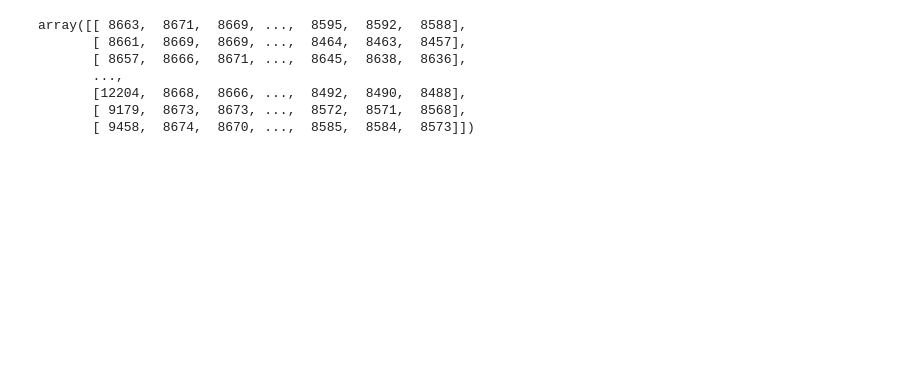
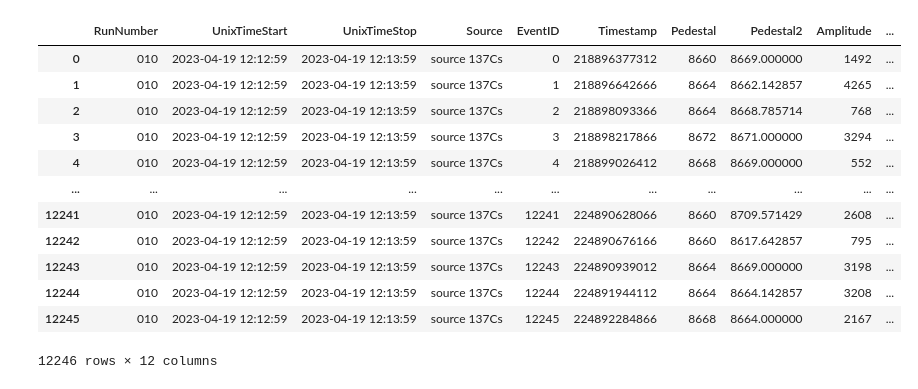
Before and after one commit to tuankhaibui/CosmozReader, a Jupyter notebook: check_cz.ipynb, the cells around one changed output. Saved outputs shown, nothing was run; the diff lists cells and outputs as text; code cells hidden in the pictures; blank space fills up the shorter version.

```diff
--- a/check_cz.ipynb
+++ b/check_cz.ipynb
@@ -25,10 +58,0 @@ loaded 1000/1831 events [54.61% in run#009]
-# %%
-WF
-# %% [output]
-array([[ 8663,  8671,  8669, ...,  8595,  8592,  8588],
-       [ 8661,  8669,  8669, ...,  8464,  8463,  8457],
-       [ 8657,  8666,  8671, ...,  8645,  8638,  8636],
-       ...,
-       [12204,  8668,  8666, ...,  8492,  8490,  8488],
-       [ 9179,  8673,  8673, ...,  8572,  8571,  8568],
-       [ 9458,  8674,  8670, ...,  8585,  8584,  8573]])
@@ -34,0 +61,16 @@ array([[ 8663,  8671,  8669, ...,  8595,  8592,  8588],
+# %%
+df
+# %% [output]
+|  | RunNumber | UnixTimeStart | UnixTimeStop | Source | EventID | Timestamp | Pedestal | Pedestal2 | Amplitude | ... |
+| 0 | 010 | 2023-04-19 12:12:59 | 2023-04-19 12:13:59 | source 137Cs | 0 | 218896377312 | 8660 | 8669.000000 | 1492 | ... |
+| 1 | 010 | 2023-04-19 12:12:59 | 2023-04-19 12:13:59 | source 137Cs | 1 | 218896642666 | 8664 | 8662.142857 | 4265 | ... |
+| 2 | 010 | 2023-04-19 12:12:59 | 2023-04-19 12:13:59 | source 137Cs | 2 | 218898093366 | 8664 | 8668.785714 | 768 | ... |
+| 3 | 010 | 2023-04-19 12:12:59 | 2023-04-19 12:13:59 | source 137Cs | 3 | 218898217866 | 8672 | 8671.000000 | 3294 | ... |
+| 4 | 010 | 2023-04-19 12:12:59 | 2023-04-19 12:13:59 | source 137Cs | 4 | 218899026412 | 8668 | 8669.000000 | 552 | ... |
+| ... | ... | ... | ... | ... | ... | ... | ... | ... | ... | ... |
+| 12241 | 010 | 2023-04-19 12:12:59 | 2023-04-19 12:13:59 | source 137Cs | 12241 | 224890628066 | 8660 | 8709.571429 | 2608 | ... |
+| 12242 | 010 | 2023-04-19 12:12:59 | 2023-04-19 12:13:59 | source 137Cs | 12242 | 224890676166 | 8660 | 8617.642857 | 795 | ... |
+| 12243 | 010 | 2023-04-19 12:12:59 | 2023-04-19 12:13:59 | source 137Cs | 12243 | 224890939012 | 8664 | 8669.000000 | 3198 | ... |
+| 12244 | 010 | 2023-04-19 12:12:59 | 2023-04-19 12:13:59 | source 137Cs | 12244 | 224891944112 | 8664 | 8664.142857 | 3208 | ... |
+| 12245 | 010 | 2023-04-19 12:12:59 | 2023-04-19 12:13:59 | source 137Cs | 12245 | 224892284866 | 8668 | 8664.000000 | 2167 | ... |
+12246 rows × 12 columns
```
Also changed, not shown: parts of 12 cells of this notebook.
